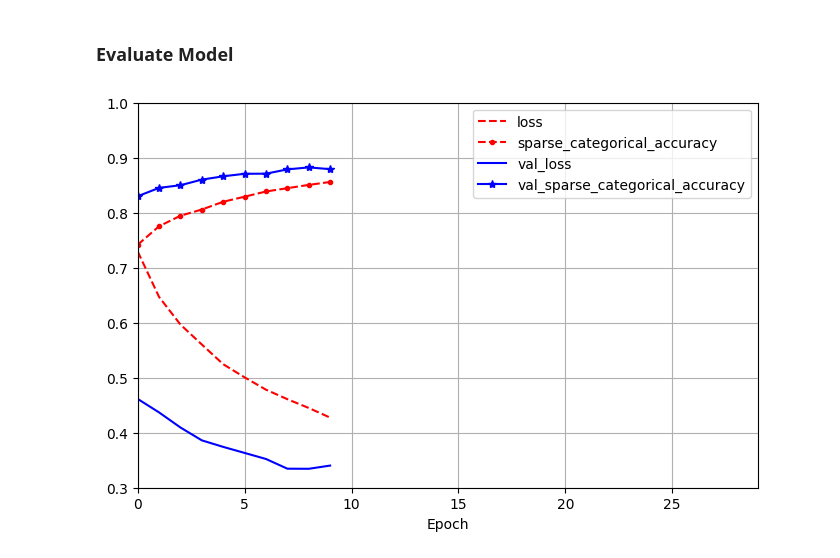
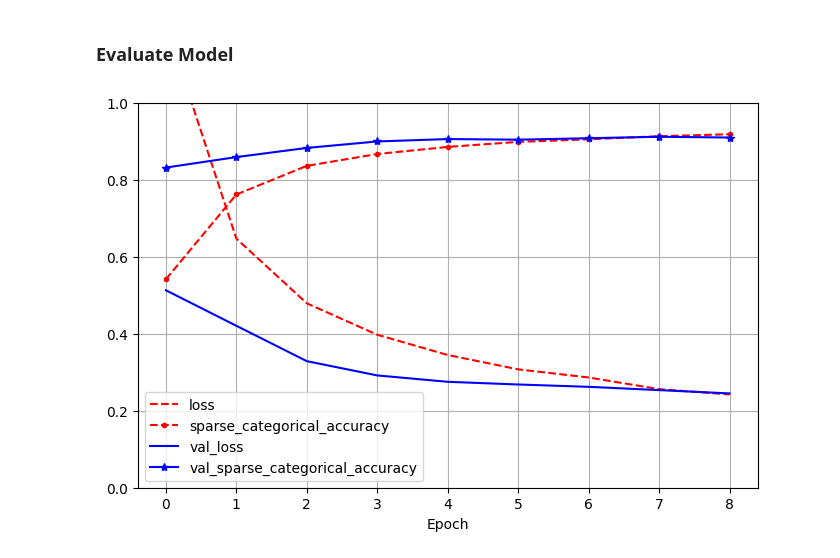
Before and after one commit to KayvanShah1/usc-dsci552-mlds-sp23, a Jupyter notebook: assignment-5/Kayvan_Shah_Assignment5.ipynb, the cells around one changed output. Drawn from its saved outputs; the diff is of its cells as text; code cells hidden in the pictures.

```diff
--- a/assignment-5/Kayvan_Shah_Assignment5.ipynb
+++ b/assignment-5/Kayvan_Shah_Assignment5.ipynb
@@ -354,7 +306,7 @@ MNIST network in Chapter 14 of Aurelien.
 # %%
 from functools import partial
 
-def build_basic_model():
+def build_cnn_model():
     DefaultConv2D = partial(
         tf.keras.layers.Conv2D,
         kernel_size=3,
@@ -386,8 +338,8 @@ def build_basic_model():
 
     model.compile(
         loss="sparse_categorical_crossentropy",
-        optimizer="sgd",
-        metrics=["accuracy"]
+        optimizer="adam",
+        metrics=[tf.keras.metrics.sparse_categorical_accuracy]
     )
     return model
 # %% [output]
@@ -397,9 +349,9 @@ time: 10.1 ms (started: 2023-04-02 23:08:14 +00:00)
 tf.keras.backend.clear_session()
 
 with strategy.scope():
-    model = build_basic_model()
+    model_cnn = build_cnn_model()
 
-model.summary()
+model_cnn.summary()
 # %% [output]
 Model: "sequential"
 _________________________________________________________________
@@ -421,7 +373,7 @@ time: 1.83 s (started: 2023-04-02 23:08:16 +00:00)
 # %% [markdown]
 ### Train Model
 # %%
-EPOCHS = 10
+EPOCHS = 9
 
 n_steps = X_train.shape[0] // BATCH_SIZE
 # %% [output]
@@ -429,6 +381,6 @@ time: 793 µs (started: 2023-04-02 23:11:35 +00:00)
 # %%
 %%time
-train_history = model.fit(
+train_history_cnn = model_cnn.fit(
     train,
     steps_per_epoch=n_steps,
     validation_data=valid,
@@ -455,12 +407,11 @@ time: 1min 34s (started: 2023-04-02 23:11:36 +00:00)
 # %% [markdown]
 ### Evaluate Model
 # %%
-pd.DataFrame(train_history.history).plot(
-    figsize=(8, 5), xlim=[0, 29], ylim=[0.3, 1],
+pd.DataFrame(train_history_cnn.history).plot(
+    figsize=(8, 5), ylim=[0, 1],
     grid=True, xlabel="Epoch",
     style=["r--", "r--.", "b-", "b-*"],
 )
-plt.legend(labels=["loss", "sparse_categorical_accuracy", "val_loss", "val_sparse_categorical_accuracy"])
 plt.show()
 # %% [output]
-[figure, old version]
+[figure, new version]
```
Also changed, not shown: parts of 32 cells of this notebook.
